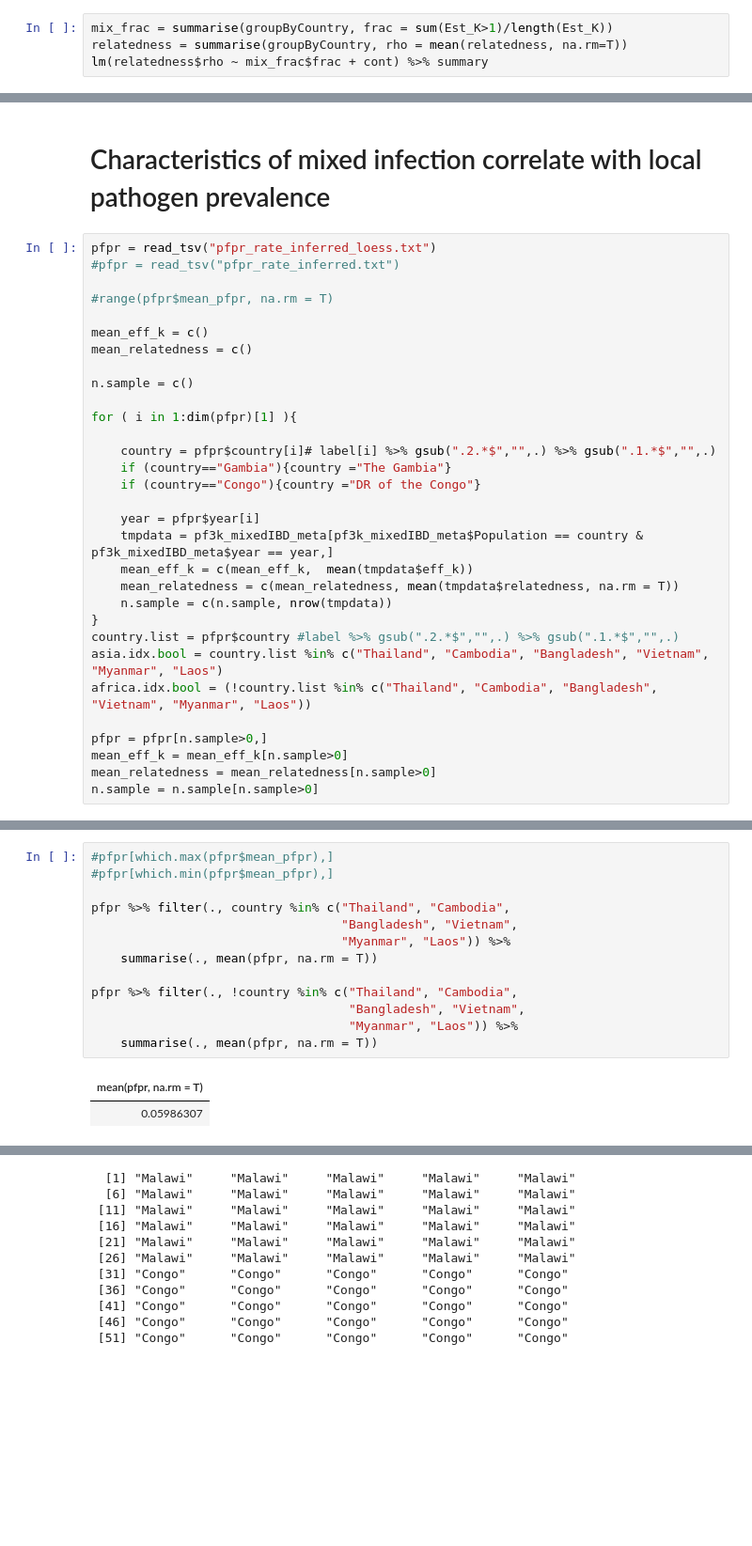
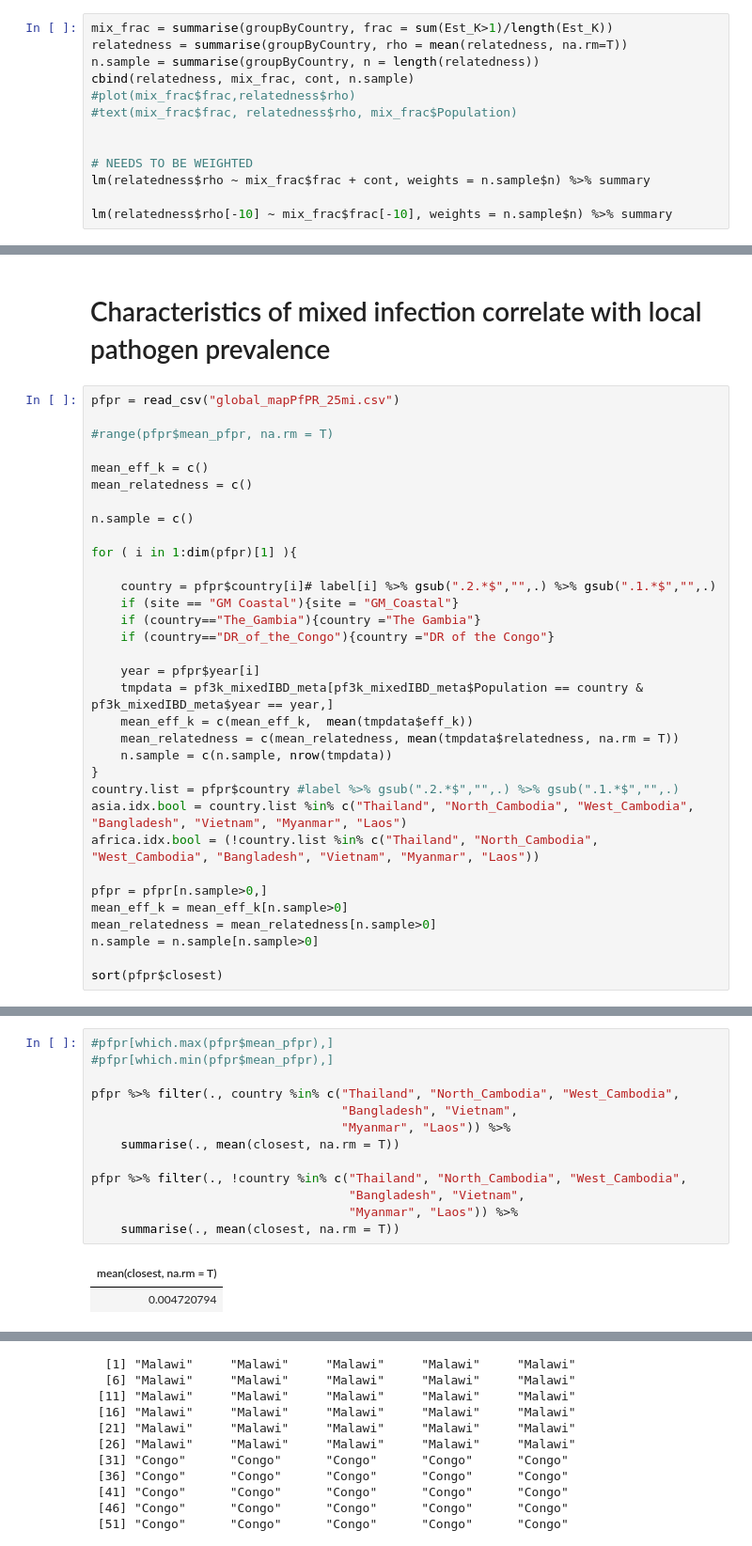
Before and after one commit to elifesciences-publications/mixedIBD-Supplement, a Jupyter notebook: supplement_how_things_were_done.ipynb, the cells around one changed output, grey strips where cells are left out. Shown: that part at 94% size. Cells and saved outputs as stored; diff of their text form; blank space fills up the shorter version.

```diff
--- a/supplement_how_things_were_done.ipynb
+++ b/supplement_how_things_were_done.ipynb
@@ -527,5 +580,14 @@ sum(pf3k_mixedIBD_meta$relatedness > .3, na.rm=T) /
 # %%
 mix_frac = summarise(groupByCountry, frac = sum(Est_K>1)/length(Est_K))
 relatedness = summarise(groupByCountry, rho = mean(relatedness, na.rm=T))
-lm(relatedness$rho ~ mix_frac$frac + cont) %>% summary
+n.sample = summarise(groupByCountry, n = length(relatedness))
+cbind(relatedness, mix_frac, cont, n.sample)
+#plot(mix_frac$frac,relatedness$rho)
+#text(mix_frac$frac, relatedness$rho, mix_frac$Population)
+
+
+# NEEDS TO BE WEIGHTED
+lm(relatedness$rho ~ mix_frac$frac + cont, weights = n.sample$n) %>% summary
+
+lm(relatedness$rho[-10] ~ mix_frac$frac[-10], weights = n.sample$n) %>% summary
 # %% [output]
@@ -585,8 +663,7 @@ sum(africa_dual_cluster %in% c("Sib", "HighSib")) / length(africa_dual_cluster)
 # %% [markdown]
 # Characteristics of mixed infection correlate with local pathogen prevalence
 # %%
-pfpr = read_tsv("pfpr_rate_inferred_loess.txt")
-#pfpr = read_tsv("pfpr_rate_inferred.txt")
+pfpr = read_csv("global_mapPfPR_25mi.csv")
 
 #range(pfpr$mean_pfpr, na.rm = T)
 
@@ -598,8 +675,9 @@ n.sample = c()
 for ( i in 1:dim(pfpr)[1] ){
 
     country = pfpr$country[i]# label[i] %>% gsub(".2.*$","",.) %>% gsub(".1.*$","",.)
-    if (country=="Gambia"){country ="The Gambia"}
-    if (country=="Congo"){country ="DR of the Congo"}
+    if (site == "GM Coastal"){site = "GM_Coastal"}
+    if (country=="The_Gambia"){country ="The Gambia"}
+    if (country=="DR_of_the_Congo"){country ="DR of the Congo"}
 
     year = pfpr$year[i]
     tmpdata = pf3k_mixedIBD_meta[pf3k_mixedIBD_meta$Population == country & pf3k_mixedIBD_meta$year == year,]
@@ -608,13 +686,15 @@ for ( i in 1:dim(pfpr)[1] ){
     n.sample = c(n.sample, nrow(tmpdata))
 }
 country.list = pfpr$country #label %>% gsub(".2.*$","",.) %>% gsub(".1.*$","",.)
-asia.idx.bool = country.list %in% c("Thailand", "Cambodia", "Bangladesh", "Vietnam", "Myanmar", "Laos")
-africa.idx.bool = (!country.list %in% c("Thailand", "Cambodia", "Bangladesh", "Vietnam", "Myanmar", "Laos"))
+asia.idx.bool = country.list %in% c("Thailand", "North_Cambodia", "West_Cambodia", "Bangladesh", "Vietnam", "Myanmar", "Laos")
+africa.idx.bool = (!country.list %in% c("Thailand", "North_Cambodia", "West_Cambodia", "Bangladesh", "Vietnam", "Myanmar", "Laos"))
 
 pfpr = pfpr[n.sample>0,]
 mean_eff_k = mean_eff_k[n.sample>0]
 mean_relatedness = mean_relatedness[n.sample>0]
 n.sample = n.sample[n.sample>0]
+
+sort(pfpr$closest)
 # %% [output]
 Parsed with column specification:
 cols(
@@ -634,16 +732,16 @@ mean_relatedness
 # %%
 #pfpr[which.max(pfpr$mean_pfpr),]
 #pfpr[which.min(pfpr$mean_pfpr),]
 
-pfpr %>% filter(., country %in% c("Thailand", "Cambodia",
+pfpr %>% filter(., country %in% c("Thailand", "North_Cambodia", "West_Cambodia",
                                   "Bangladesh", "Vietnam",
                                   "Myanmar", "Laos")) %>%
-    summarise(., mean(pfpr, na.rm = T))
+    summarise(., mean(closest, na.rm = T))
 
-pfpr %>% filter(., !country %in% c("Thailand", "Cambodia",
+pfpr %>% filter(., !country %in% c("Thailand", "North_Cambodia", "West_Cambodia",
                                    "Bangladesh", "Vietnam",
                                    "Myanmar", "Laos")) %>%
-    summarise(., mean(pfpr, na.rm = T))
+    summarise(., mean(closest, na.rm = T))
 # %% [output]
-| mean(pfpr, na.rm = T) |
-| 0.05986307 |
+| mean(closest, na.rm = T) |
+| 0.004720794 |
```
Also changed, not shown: parts of 17 cells of this notebook.
